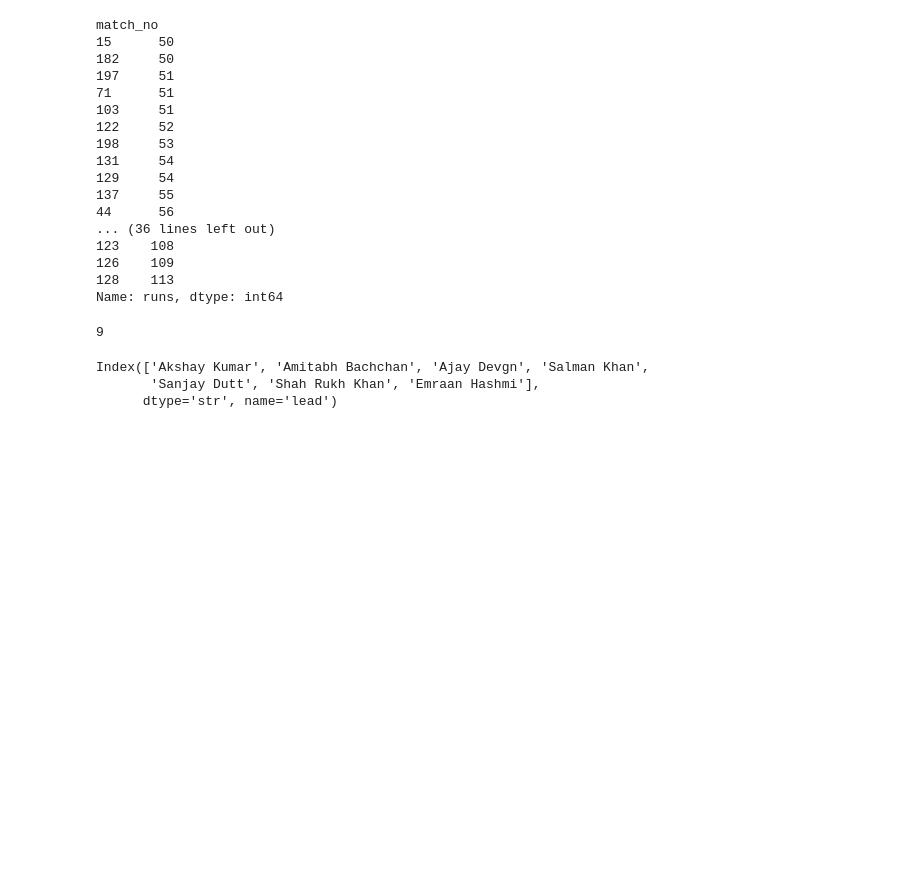
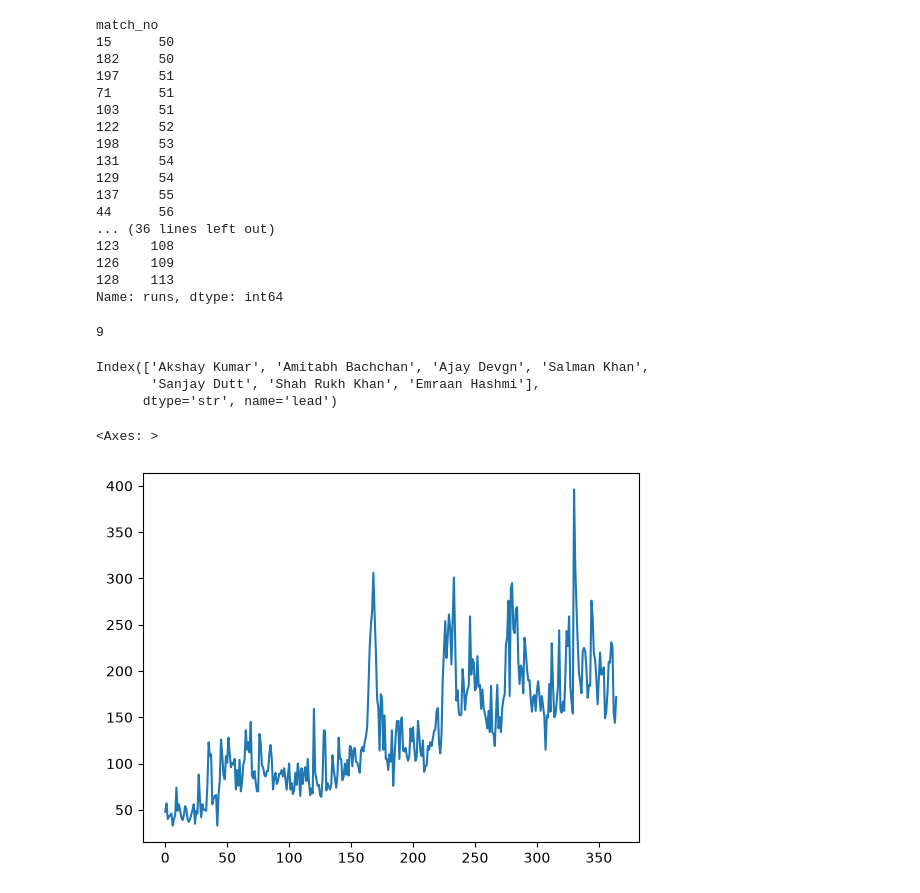
Before and after one commit to ishyverma/pandas-fundamentals, a Jupyter notebook: Pandas_Series.ipynb, the cells around one changed output. Cells and saved outputs as stored; diff of their text form; code cells hidden in the pictures; blank space fills up the shorter version.

Commit message:
learned about graphs in pandas

```diff
--- a/Pandas_Series.ipynb
+++ b/Pandas_Series.ipynb
@@ -578,3 +578,8 @@ num_movies[num_movies > 20].index
 Index(['Akshay Kumar', 'Amitabh Bachchan', 'Ajay Devgn', 'Salman Khan',
        'Sanjay Dutt', 'Shah Rukh Khan', 'Emraan Hashmi'],
       dtype='str', name='lead')
+# %%
+subs.plot()
+# %% [output]
+<Axes: >
+[figure, added]
```
Also changed, not shown: parts of 1 cell of this notebook.
